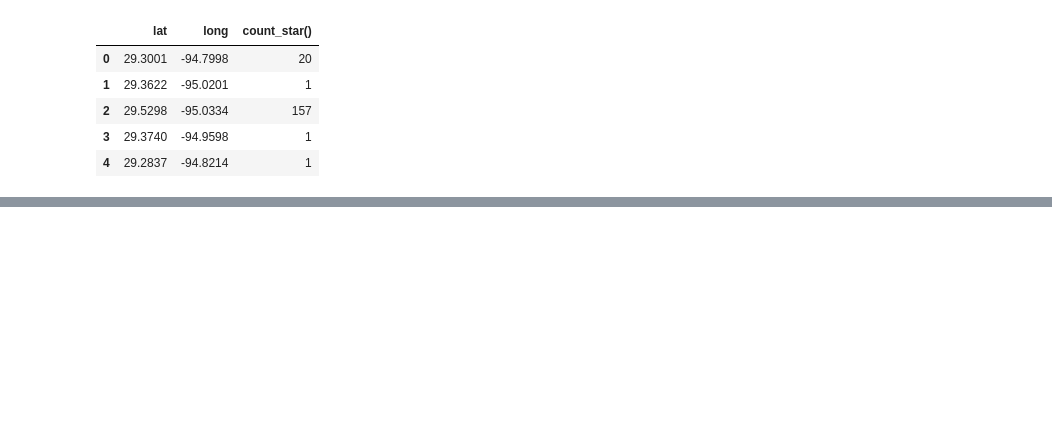
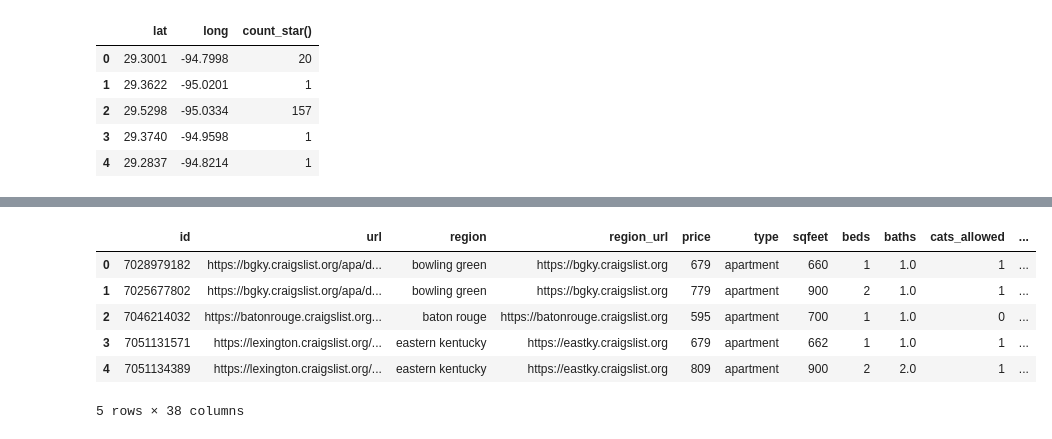
Before and after one commit to adriamd/ADSDB_project1, a Jupyter notebook: notebooks/exploitation.ipynb, the cells around one changed output, grey strips where cells are left out. Drawn from its saved outputs; the diff is of its cells as text; code cells hidden in the pictures; blank space fills up the shorter version.

```diff
--- a/notebooks/exploitation.ipynb
+++ b/notebooks/exploitation.ipynb
@@ -88 +144,24 @@ GROUP BY lat, long
+# %%
+#%%time
+con.execute("""
+create or replace table houses as (
+with H as (SELECT * FROM housing),
+T1 as (SELECT * from pos_house_hospital),
+T2 as (SELECT * from pos_house_schools)
+SELECT *
+FROM H, T1, T2
+WHERE H.long = T1.long and H.lat == T1.lat
+      and T1.long == T2.long and T1.lat == T2.lat
+)
+""")
+con.execute("SELECT * FROM houses;").fetchdf().head()
+#H.*, T1.* EXCLUDE (lat, long), T2.* EXCLUDE (lat, long)
+# %% [output]
+|  | id | url | region | region_url | price | type | sqfeet | beds | baths | cats_allowed | ... |
+| 0 | 7028979182 | https://bgky.craigslist.org/apa/d... | bowling green | https://bgky.craigslist.org | 679 | apartment | 660 | 1 | 1.0 | 1 | ... |
+| 1 | 7025677802 | https://bgky.craigslist.org/apa/d... | bowling green | https://bgky.craigslist.org | 779 | apartment | 900 | 2 | 1.0 | 1 | ... |
+| 2 | 7046214032 | https://batonrouge.craigslist.org... | baton rouge | https://batonrouge.craigslist.org | 595 | apartment | 700 | 1 | 1.0 | 0 | ... |
+| 3 | 7051131571 | https://lexington.craigslist.org/... | eastern kentucky | https://eastky.craigslist.org | 679 | apartment | 662 | 1 | 1.0 | 1 | ... |
+| 4 | 7051134389 | https://lexington.craigslist.org/... | eastern kentucky | https://eastky.craigslist.org | 809 | apartment | 900 | 2 | 2.0 | 1 | ... |
+5 rows × 38 columns
 # %%
```
Also changed, not shown: parts of 14 cells of this notebook.
